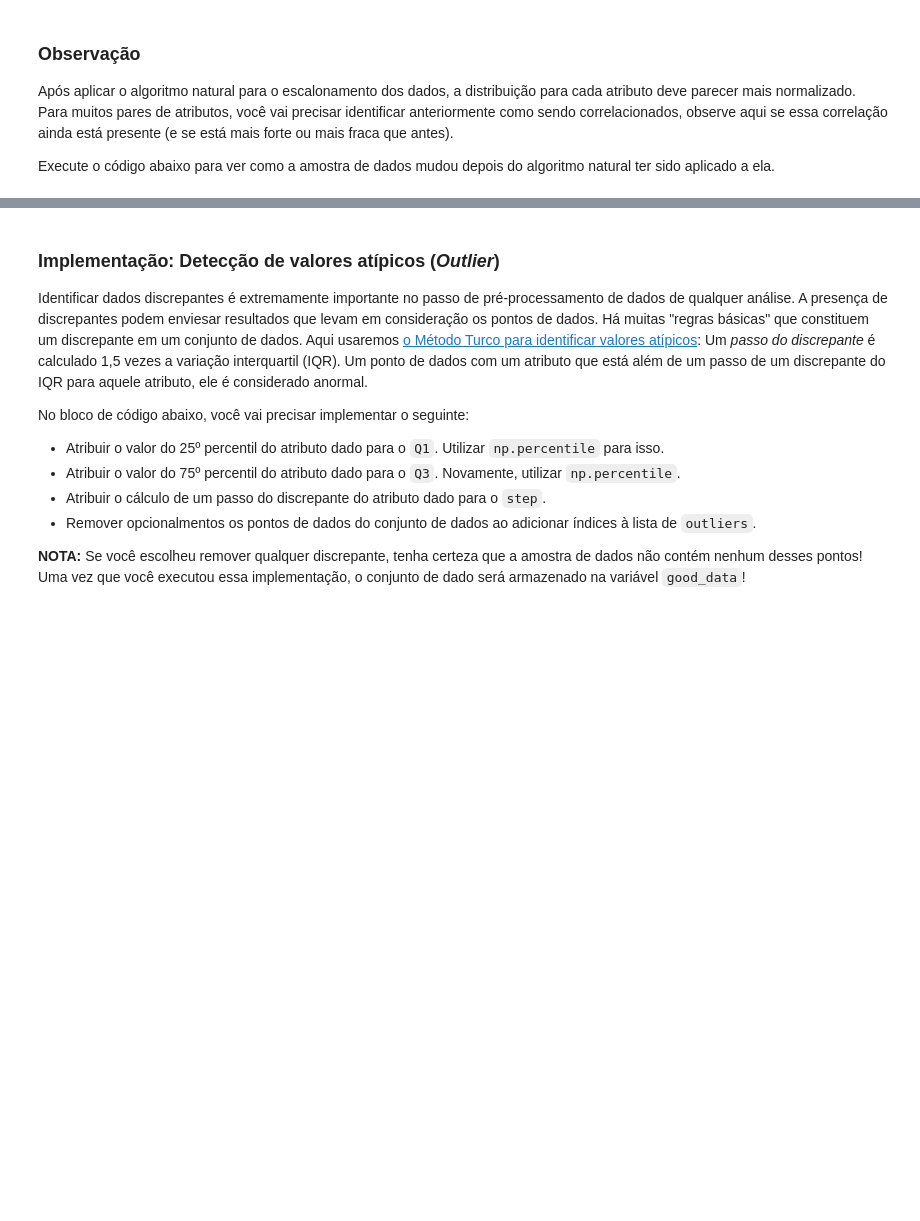
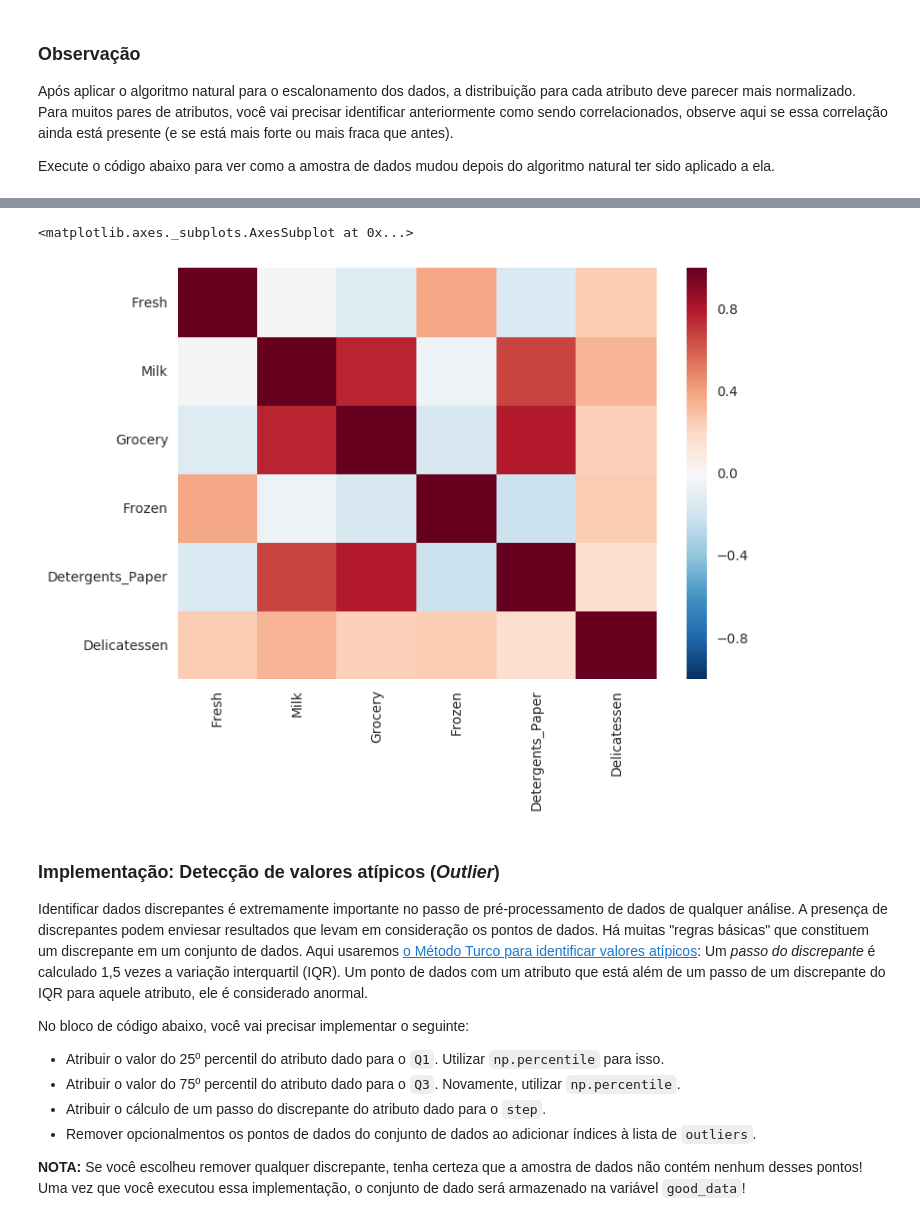
Before and after one commit to joseteodoro/br-machine-learning, a Jupyter notebook: customer_segments/customer_segments_PT.ipynb, the cells around one changed output, grey strips where cells are left out. Cells and saved outputs as stored; diff of their text form; code cells hidden in the pictures; blank space fills up the shorter version.

```diff
--- a/customer_segments/customer_segments_PT.ipynb
+++ b/customer_segments/customer_segments_PT.ipynb
@@ -222,3 +229,9 @@ display(log_samples)
+# %%
+corr = log_data.corr(method='pearson')
+sns.heatmap(corr)
+# %% [output]
+<matplotlib.axes._subplots.AxesSubplot at 0x...>
+[figure, added]
 # %% [markdown]
 ### Implementação: Detecção de valores atípicos (_Outlier_)
 Identificar dados discrepantes é extremamente importante no passo de pré-processamento de dados de qualquer análise. A presença de discrepantes podem enviesar resultados que levam em consideração os pontos de dados. Há muitas "regras básicas" que constituem um discrepante em um conjunto de dados. Aqui usaremos [o Método Turco para identificar valores atípicos](http://datapigtechnologies.com/blog/index.php/highlighting-outliers-in-your-data-with-the-tukey-method/): Um *passo do discrepante* é calculado 1,5 vezes a variação interquartil (IQR). Um ponto de dados com um atributo que está além de um passo de um discrepante do IQR para aquele atributo, ele é considerado anormal.
```
Also changed, not shown: parts of 12 cells of this notebook.
